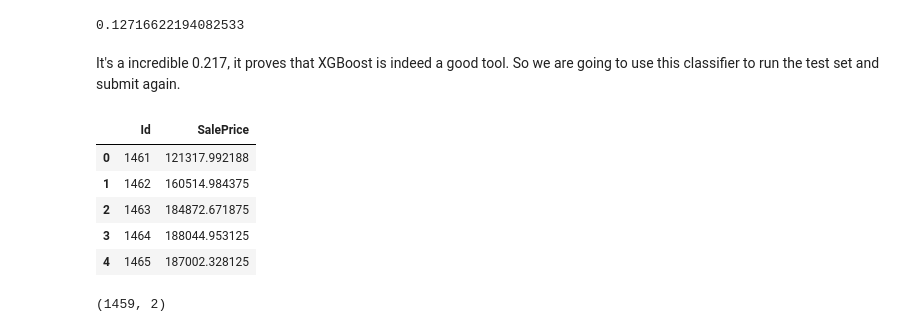
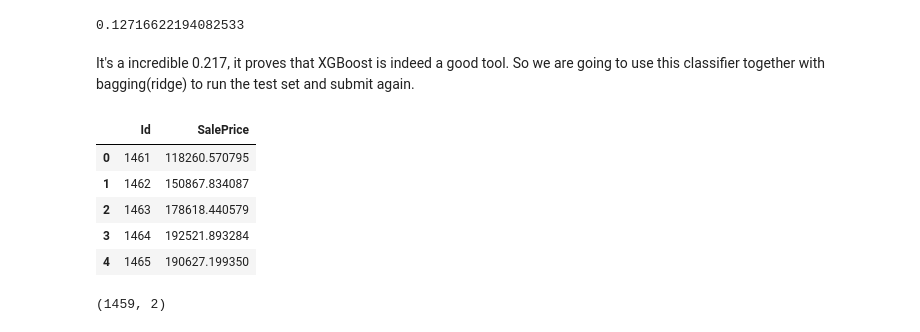
Before and after one commit to lituokobe/Kaggle_House_Price, a Jupyter notebook: House_Price.ipynb, the cells around one changed output. Drawn from its saved outputs; the diff is of its cells as text; code cells hidden in the pictures.

Commit message:
Use a combination of Bagging Ridge and XGBoost to predict

```diff
--- a/House_Price.ipynb
+++ b/House_Price.ipynb
@@ -6,7 +6,7 @@
 import numpy as np
 import pandas as pd
 # %%
-train_df = pdhttp://localhost:8889/notebooks/House_Price.ipynb#.read_csv('./input/train.csv', index_col = 0)
+train_df = pd.read_csv('./input/train.csv', index_col = 0)
 test_df = pd.read_csv('./input/test.csv', index_col = 0)
 #We don't need pandas' default column index
 # %% [markdown]
@@ -377,20 +377,24 @@ np.min(test_scores)
 # %% [output]
 0.12716622194082533
 # %% [markdown]
-It's a incredible 0.217, it proves that XGBoost is indeed a good tool. So we are going to use this classifier to run the test set and submit again.
+It's a incredible 0.217, it proves that XGBoost is indeed a good tool. So we are going to use this classifier together with bagging(ridge) to run the test set and submit again.
 # %%
 XGBR = XGBRegressor(max_depth = 5).fit(X_train,y_train)
+ridge = Ridge(15)
+BaggingRidge = BaggingRegressor(n_estimators = 10, base_estimator = ridge).fit(X_train, y_train)
 y_xgbr = np.expm1(XGBR.predict(X_test))
+y_baggingridge = np.expm1(BaggingRidge.predict(X_test))
 # %%
-submission_df = pd.DataFrame({'Id':test_df.index,'SalePrice':y_xgbr})
+y_final = (y_xgbr + y_baggingridge)/2
+submission_df = pd.DataFrame({'Id':test_df.index,'SalePrice':y_final})
 submission_df.head()
 # %% [output]
 |  | Id | SalePrice |
-| 0 | 1461 | 121317.992188 |
-| 1 | 1462 | 160514.984375 |
-| 2 | 1463 | 184872.671875 |
-| 3 | 1464 | 188044.953125 |
-| 4 | 1465 | 187002.328125 |
+| 0 | 1461 | 118260.570795 |
+| 1 | 1462 | 150867.834087 |
+| 2 | 1463 | 178618.440579 |
+| 3 | 1464 | 192521.893284 |
+| 4 | 1465 | 190627.199350 |
 # %%
 submission_df.shape
 # %% [output]
```
Also changed, not shown: 2 other files.
